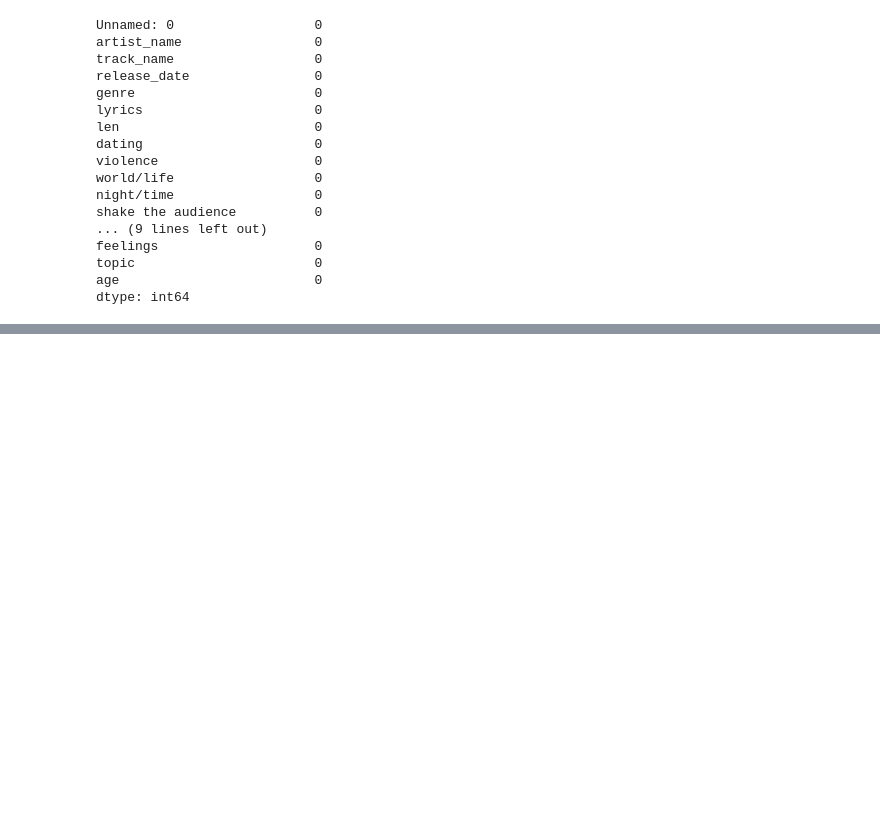
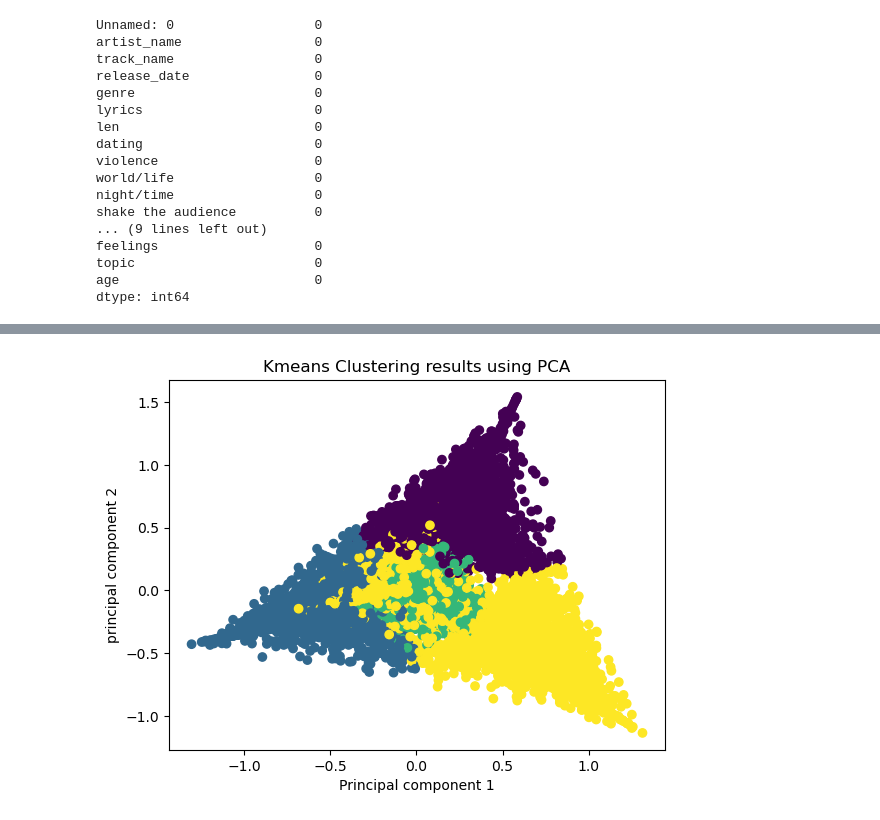
Before and after one commit to Robert0Sun/audio_recc, a Jupyter notebook: rec_algorithm.ipynb, the cells around one changed output, grey strips where cells are left out. Drawn from its saved outputs; the diff is of its cells as text; code cells hidden in the pictures; blank space fills up the shorter version.

```diff
--- a/rec_algorithm.ipynb
+++ b/rec_algorithm.ipynb
@@ -83,0 +97,8 @@ def optimise_k_means(data, max_k):
+# %%
+kmeans = KMeans(n_clusters = 4, n_init='auto')
+kmeans.fit(df_new)
+
+df['Cluster'] = kmeans.labels_
+df_new['Cluster'] = kmeans.labels_
+
+df.head()
@@ -83,0 +122,14 @@ def optimise_k_means(data, max_k):
+# %%
+pca = PCA(n_components= 4)
+reduced_features = pca.fit_transform(df_new.drop('Cluster', axis = 1))
+
+df_new['pca_1'] = reduced_features[:, 0]
+df_new['pca_2'] = reduced_features[:, 1]
+
+plt.scatter(df_new['pca_1'], df_new['pca_2'], c = df_new['Cluster'], cmap = 'viridis')
+plt.title('Kmeans Clustering results using PCA')
+plt.xlabel('Principal component 1')
+plt.ylabel('principal component 2')
+plt.show()
+# %% [output]
+[figure, added]
```
Also changed, not shown: parts of 4 cells of this notebook.
